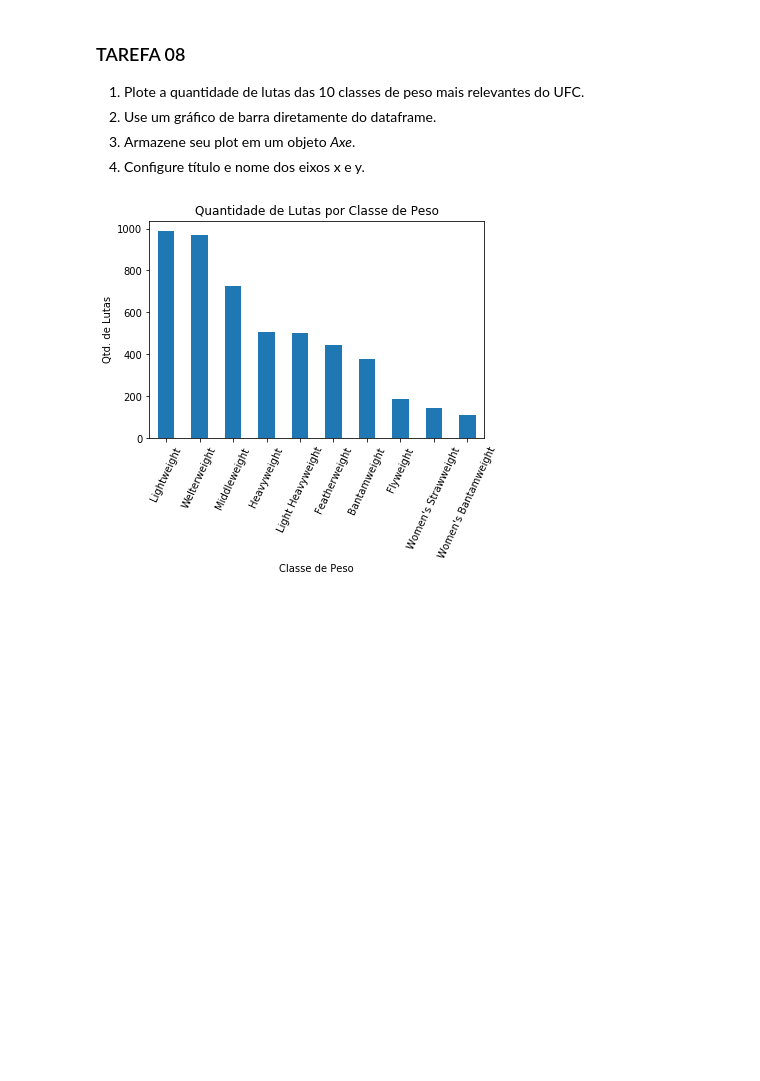
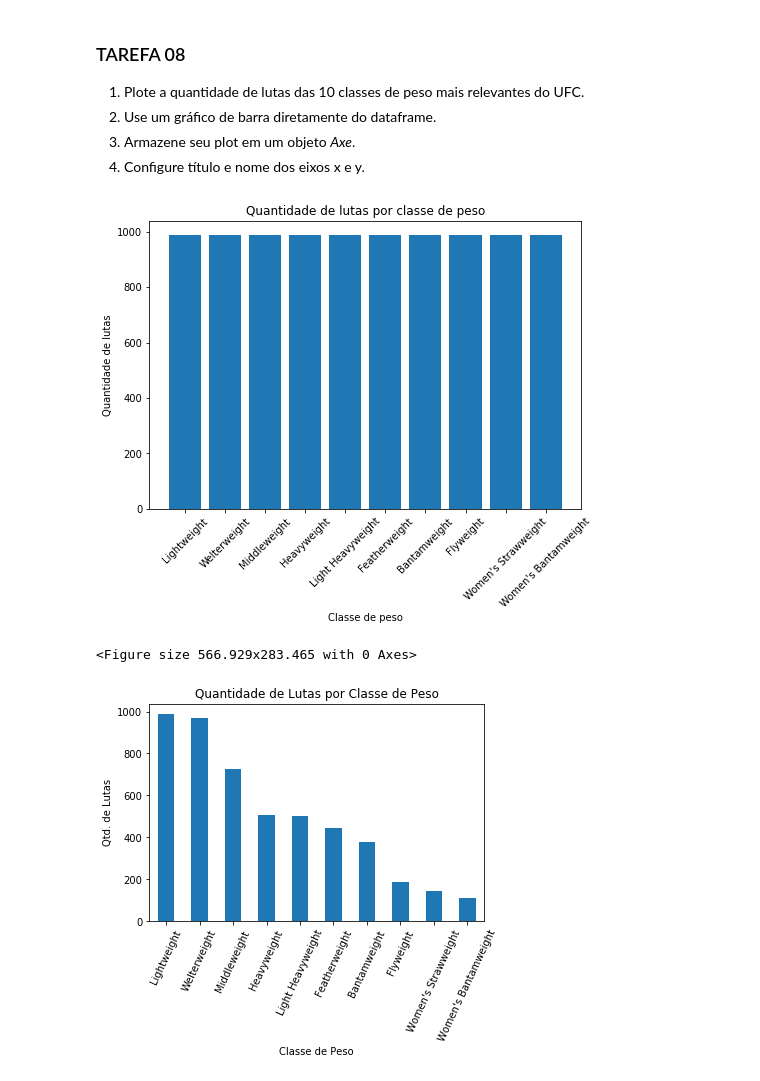
Before and after one commit to rheideier/visualizacao_exploratoria_exercicios, a Jupyter notebook: 01-exercicios-matplotlib/visualizacao-com-matplotlib.ipynb, the cells around one changed output. Saved outputs shown, nothing was run; the diff lists cells and outputs as text; code cells hidden in the pictures; blank space fills up the shorter version.

```diff
--- a/01-exercicios-matplotlib/visualizacao-com-matplotlib.ipynb
+++ b/01-exercicios-matplotlib/visualizacao-com-matplotlib.ipynb
@@ -316,3 +321,21 @@ fights_by_class = ufc['weight_class'].value_counts()[:10]
+# %%
+from pylab import *
+
+fig = plt.figure()
+
+plt.figure(figsize=(cm_to_inch(20),cm_to_inch(10)))
+pos = arange(11)+0.5
+
+ax1 = fig.add_axes([0,0,1,1])
+ax1.set_title('Quantidade de lutas por classe de peso')
+ax1.bar(fights_by_class.index, fights_by_class[:1])
+ax1.set_xticklabels(fights_by_class.index, rotation=45)
+ax1.set_xlabel('Classe de peso')
+ax1.set_ylabel('Quantidade de lutas')
+show()
+# %% [output]
+[figure, added]
+<Figure size 566.929x283.465 with 0 Axes>
 # %%
 # Resultado esperado (não modifique esta célula)
 # %% [output]
```
Also changed, not shown: parts of 2 cells of this notebook.
